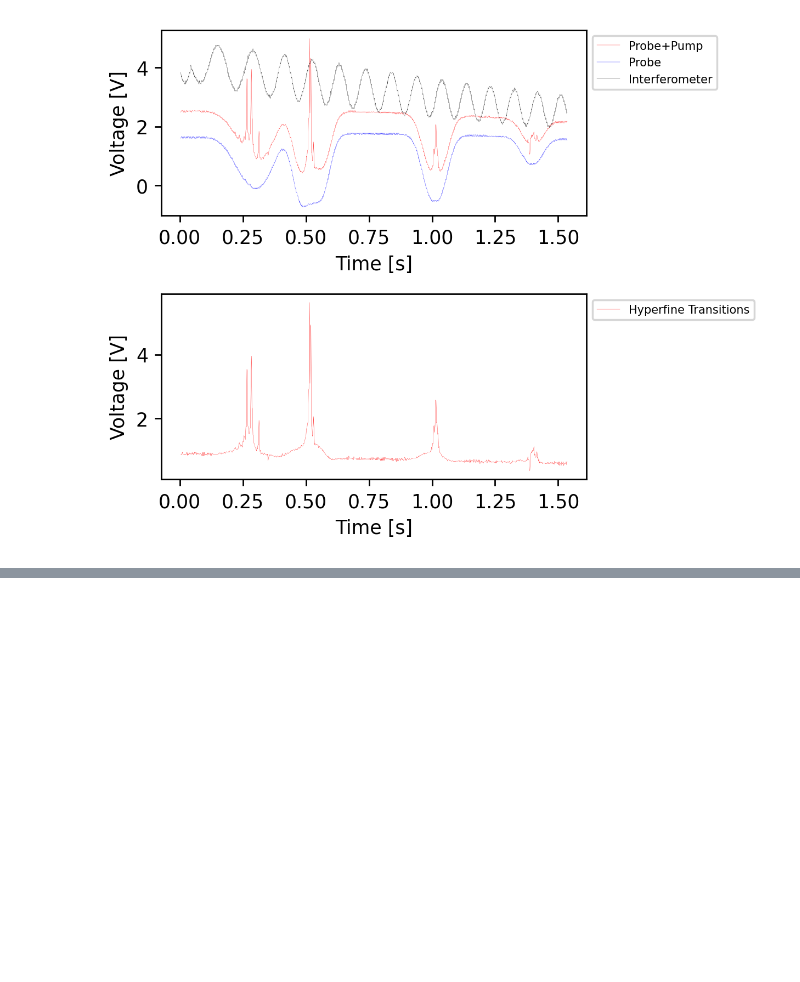
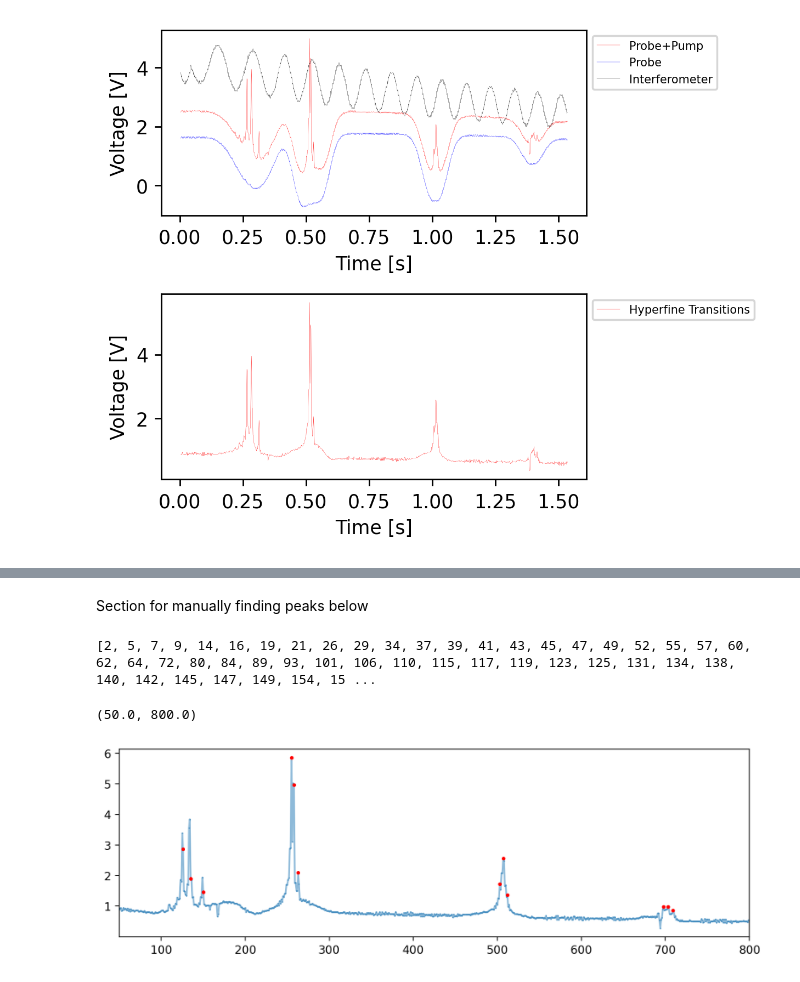
Before and after one commit to orpereira/PHYS469, a Jupyter notebook: saturation_spectroscopy/analysis_final.ipynb, the cells around one changed output, grey strips where cells are left out. Drawn from its saved outputs; the diff is of its cells as text; code cells hidden in the pictures; blank space fills up the shorter version.

```diff
--- a/saturation_spectroscopy/analysis_final.ipynb
+++ b/saturation_spectroscopy/analysis_final.ipynb
@@ -114,0 +132,19 @@ plt.show()
+# %%
+def find_local_maxima_inter(data):
+    local_maxima = []
+    for i in range(1, len(data) - 2):
+        # check that its a local maxima
+        if data[i] > data[i - 2] and data[i] > data[i + 2]:
+            # check that another maxima wasn't found within 5 indices
+            if len(local_maxima) == 0 or i - local_maxima[-1] > 5:
+                local_maxima.append(i)
+    return local_maxima
+
+def find_local_maxima_hyper(data):
+    local_maxima = []
+    for i in range(1, len(data) - 2):
+        # check that its a local maxima
+        if data[i] > data[i - 2] and data[i] > data[i + 2]:
+            # check that another maxima wasn't found within 5 indices
+            local_maxima.append(i)
+    return local_maxima
@@ -114,0 +175,38 @@ plt.show()
+# %% [markdown]
+Section for manually finding peaks below
+# %%
+def find_local_maxima_hyper(data):
+    local_maxima = []
+    for i in range(1, len(data) - 1):
+        # check that its a local maxima
+        if data[i] > data[i - 1] and data[i] > data[i + 1]:
+            # check that another maxima wasn't found within 5 indices
+            local_maxima.append(i)
+    return local_maxima
+
+i = 12
+# loading run
+probe_data = raw_probe_pump_data['run'+str(i)]['y2'] - raw_probe_data['nopump1']['y2']
+rough_peaks = find_local_maxima_hyper(probe_data)
+print(rough_peaks)
+
+plt.figure(figsize = (10, 3), dpi = 200)
+plt.plot(np.arange(len(probe_data)), probe_data, zorder = 0, marker = '.', markersize = 1, alpha = 0.5)
+# plot location of peaks
+# plt.scatter(rough_peaks, probe_data[rough_peaks], color='r', s = 10)
+
+# choosing indices of peaks
+indices = [126, 135, 150,    255, 258, 263,    503, 507, 512,    698, 703, 709]
+
+# plotting these points from the original data
+plt.scatter(indices, probe_data[indices], color='r', s = 5)
+
+plt.xlim(50, 800)
+# plt.xlim(100, 200)
+# plt.xlim(200, 300)
+# plt.xlim(475, 575)
+# plt.xlim(600, 800)
+# %% [output]
+[2, 5, 7, 9, 14, 16, 19, 21, 26, 29, 34, 37, 39, 41, 43, 45, 47, 49, 52, 55, 57, 60, 62, 64, 72, 80, 84, 89, 93, 101, 106, 110, 115, 117, 119, 123, 125, 131, 134, 138, 140, 142, 145, 147, 149, 154, 15 ...
+(50.0, 800.0)
+[figure, added]
```
Also changed, not shown: parts of 11 cells of this notebook.
